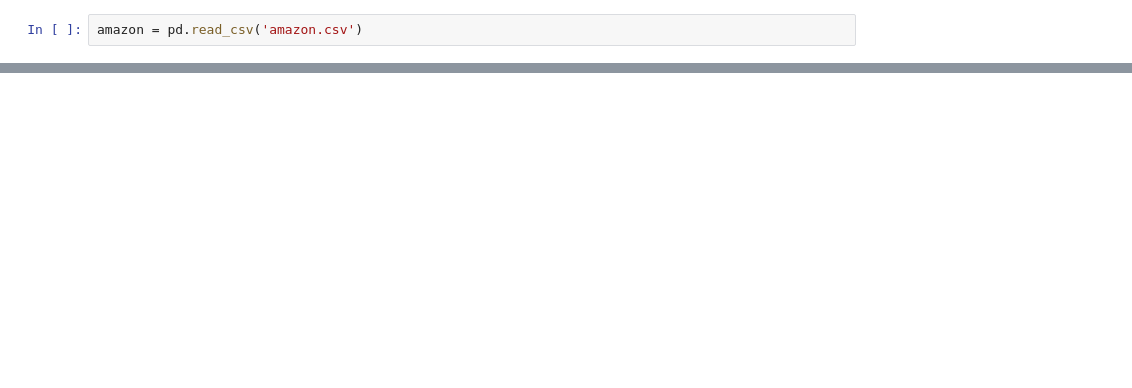
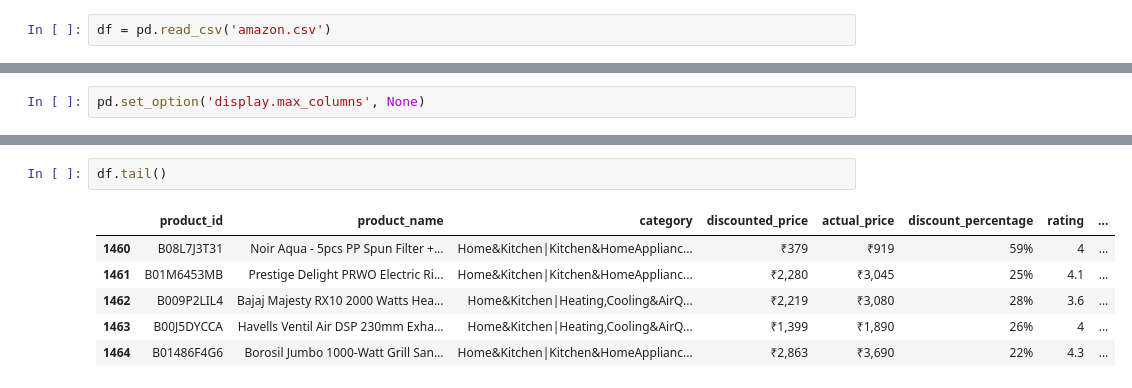
Before and after one commit to keithmmc/dataprojects, a Jupyter notebook: amazonp.ipynb, the cells around one changed output, grey strips where cells are left out. Saved outputs shown, nothing was run; the diff lists cells and outputs as text; blank space fills up the shorter version.

```diff
--- a/amazonp.ipynb
+++ b/amazonp.ipynb
@@ -3,2 +10,2 @@ import pandas as pd
 # %%
-amazon = pd.read_csv('amazon.csv')
+df = pd.read_csv('amazon.csv')
@@ -127,0 +12,2 @@ Name: count, Length: 1465, dtype: int64
+# %%
+pd.set_option('display.max_columns', None)
@@ -127,0 +24,9 @@ Name: count, Length: 1465, dtype: int64
+# %%
+df.tail()
+# %% [output]
+|  | product_id | product_name | category | discounted_price | actual_price | discount_percentage | rating | ... |
+| 1460 | B08L7J3T31 | Noir Aqua - 5pcs PP Spun Filter +... | Home&Kitchen|Kitchen&HomeApplianc... | ₹379 | ₹919 | 59% | 4 | ... |
+| 1461 | B01M6453MB | Prestige Delight PRWO Electric Ri... | Home&Kitchen|Kitchen&HomeApplianc... | ₹2,280 | ₹3,045 | 25% | 4.1 | ... |
+| 1462 | B009P2LIL4 | Bajaj Majesty RX10 2000 Watts Hea... | Home&Kitchen|Heating,Cooling&AirQ... | ₹2,219 | ₹3,080 | 28% | 3.6 | ... |
+| 1463 | B00J5DYCCA | Havells Ventil Air DSP 230mm Exha... | Home&Kitchen|Heating,Cooling&AirQ... | ₹1,399 | ₹1,890 | 26% | 4 | ... |
+| 1464 | B01486F4G6 | Borosil Jumbo 1000-Watt Grill San... | Home&Kitchen|Kitchen&HomeApplianc... | ₹2,863 | ₹3,690 | 22% | 4.3 | ... |
```
Also changed, not shown: parts of 21 cells of this notebook.
